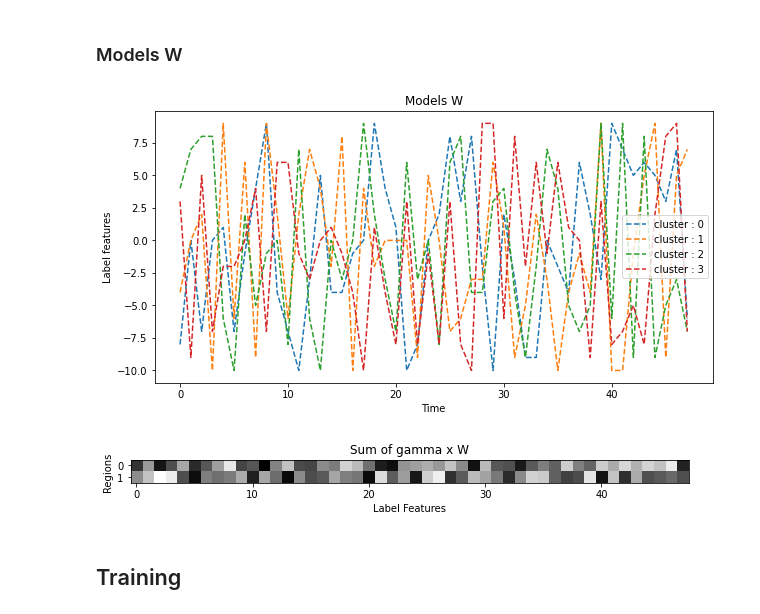
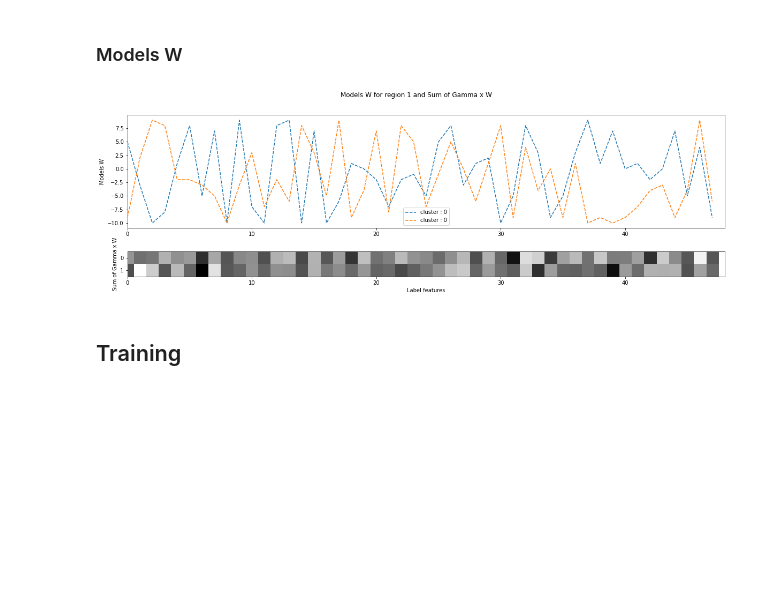
Before and after one commit to sconle/HMM, a Jupyter notebook: myScripts/data_generation.ipynb, the cells around one changed output. Saved outputs shown, nothing was run; the diff lists cells and outputs as text; code cells hidden in the pictures; blank space fills up the shorter version.

```diff
--- a/myScripts/data_generation.ipynb
+++ b/myScripts/data_generation.ipynb
@@ -114,26 +130,29 @@ plt.show()
 # %% [markdown]
 ### Models W
-# %%
-plt.figure(figsize=(10,5))
-k = np.random.randint(n_regions)
-for id_cluster in range(n_clusters):
-    plt.plot(W[id_cluster,k,:].T, '--', label=f"cluster : {id_cluster}" )
-plt.legend()
-plt.xlabel("Time")
-plt.ylabel("Label features")
-plt.title("Models W")
-plt.show()
-# %% [output]
-[figure, removed]
-# %%
-plt.figure(figsize=(10,5))
-plt.imshow(W_mix,cmap='gray')
-plt.xlabel("Label Features")
-plt.ylabel("Regions")
-plt.title("Sum of gamma x W")
-plt.show()
-# %% [output]
-[figure, removed]
+# %%
+id_cluster = 0
+fig = plt.figure(figsize=(20,6))
+grid = plt.GridSpec(3, 1)
+
+ax0 = fig.add_subplot(grid[:2, 0])
+for id_r in range(n_regions):
+    plt.plot(W[id_cluster,id_r,:].T, '--', label=f"cluster : {id_cluster}" )
+plt.ylabel("Models W")
+plt.xlim(0,n_label_features)
+plt.legend()
+
+ax1 = fig.add_subplot(grid[2, 0])
+plt.imshow(W_mix,cmap='gray')
+plt.ylabel("Sum of Gamma x W")
+plt.xlim(0,n_label_features)
+
+plt.xlabel("Label features")
+plt.suptitle(f"Models W for region {id_r} and Sum of Gamma x W")
+
+plt.savefig(FIG_PATH+"/models_W_;_sum_gamma_W.png")
+plt.show()
+# %% [output]
+[figure, added]
 # %% [markdown]
 ## Training
 # %%
```
Also changed, not shown: parts of 14 cells of this notebook, 5 other files.
